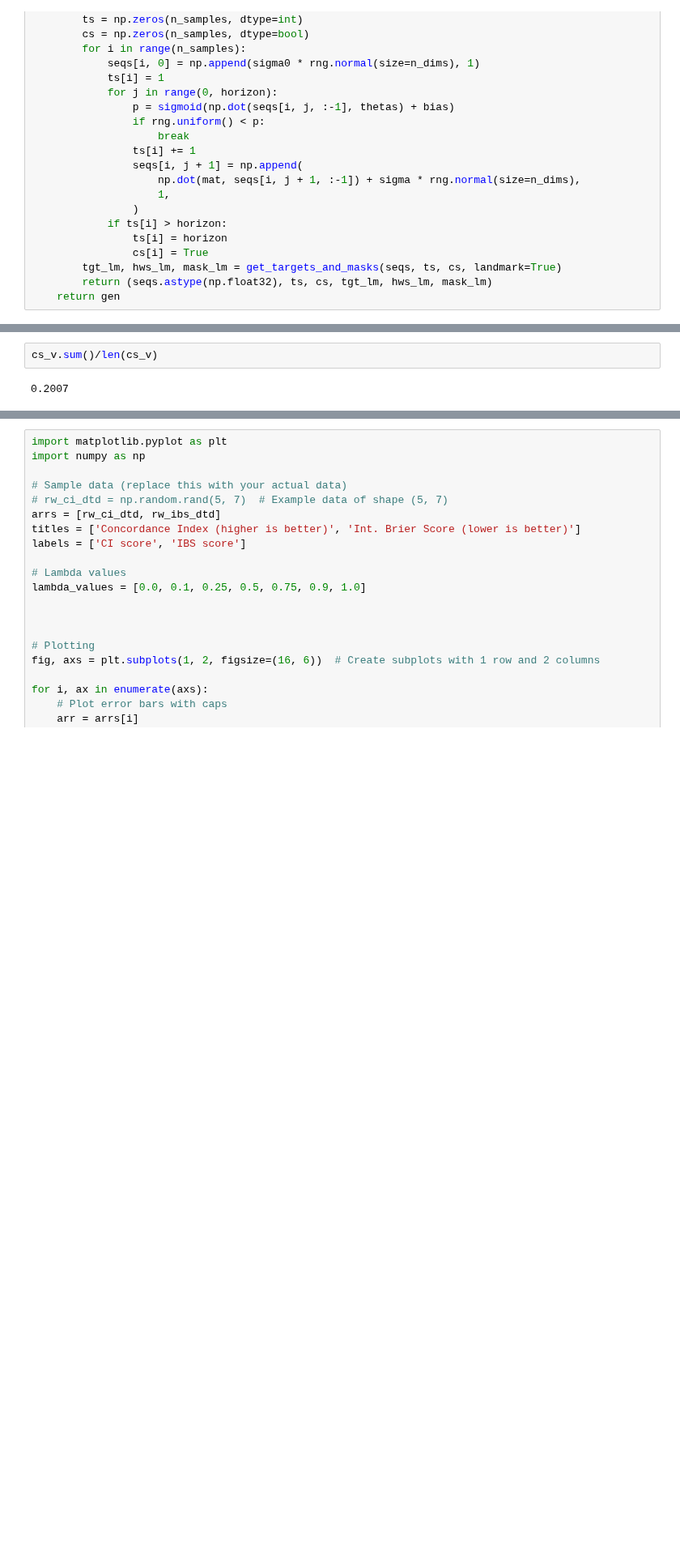
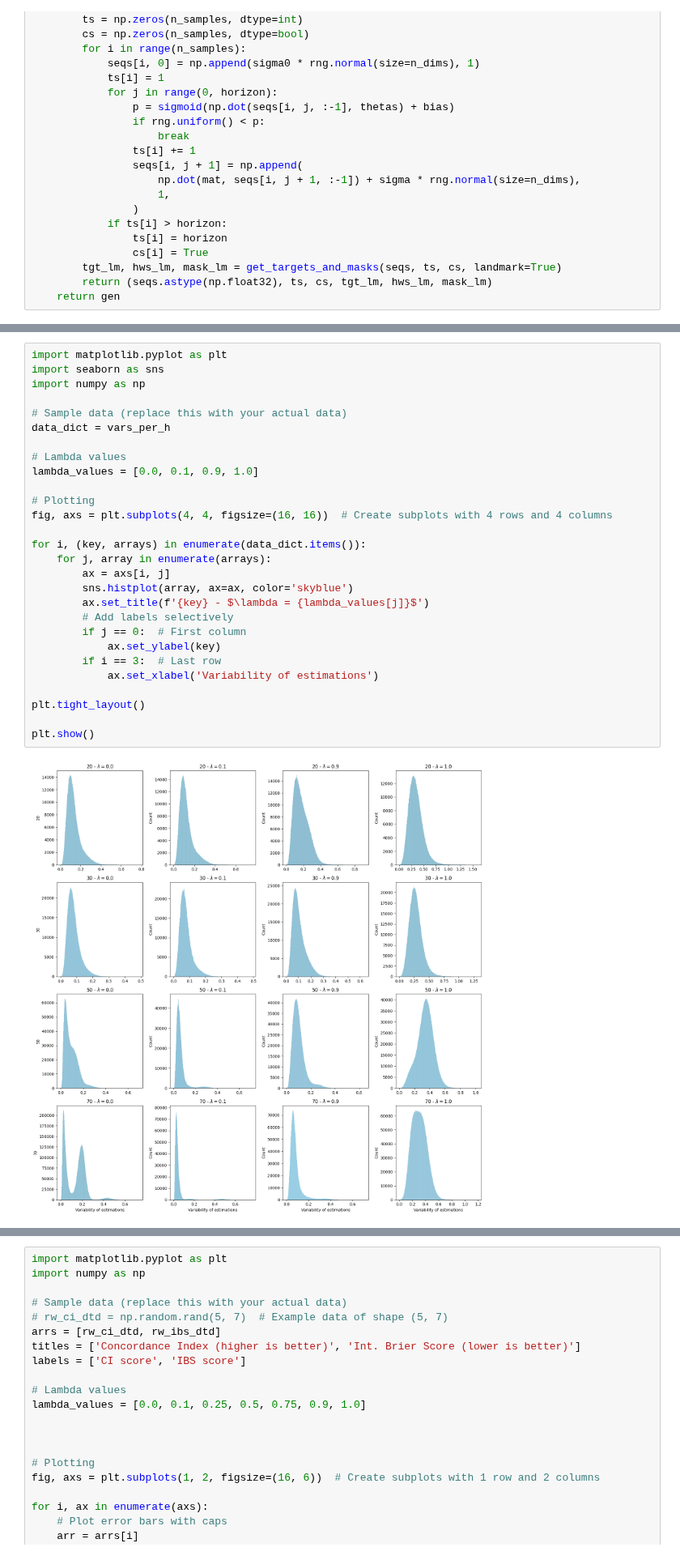
Before and after one commit to marianaw/deeptcsr, a Jupyter notebook: notebooks/ablation_horizon_variability.ipynb, the cells around one changed output, grey strips where cells are left out. Shown at 81% size. Saved outputs shown, nothing was run; the diff lists cells and outputs as text; blank space fills up the shorter version.

```diff
--- a/notebooks/ablation_horizon_variability.ipynb
+++ b/notebooks/ablation_horizon_variability.ipynb
@@ -82,4 +158,30 @@ H = horizon + 1
 # %%
-cs_v.sum()/len(cs_v)
+import matplotlib.pyplot as plt
+import seaborn as sns
+import numpy as np
+
+# Sample data (replace this with your actual data)
+data_dict = vars_per_h
+
+# Lambda values
+lambda_values = [0.0, 0.1, 0.9, 1.0]
+
+# Plotting
+fig, axs = plt.subplots(4, 4, figsize=(16, 16))  # Create subplots with 4 rows and 4 columns
+
+for i, (key, arrays) in enumerate(data_dict.items()):
+    for j, array in enumerate(arrays):
+        ax = axs[i, j]
+        sns.histplot(array, ax=ax, color='skyblue')
+        ax.set_title(f'{key} - $\lambda = {lambda_values[j]}$')
+        # Add labels selectively
+        if j == 0:  # First column
+            ax.set_ylabel(key)
+        if i == 3:  # Last row
+            ax.set_xlabel('Variability of estimations')
+
+plt.tight_layout()
+
+plt.show()
 # %% [output]
-0.2007
+[figure, added]
```
Also changed, not shown: parts of 6 cells of this notebook, 13 other files.
